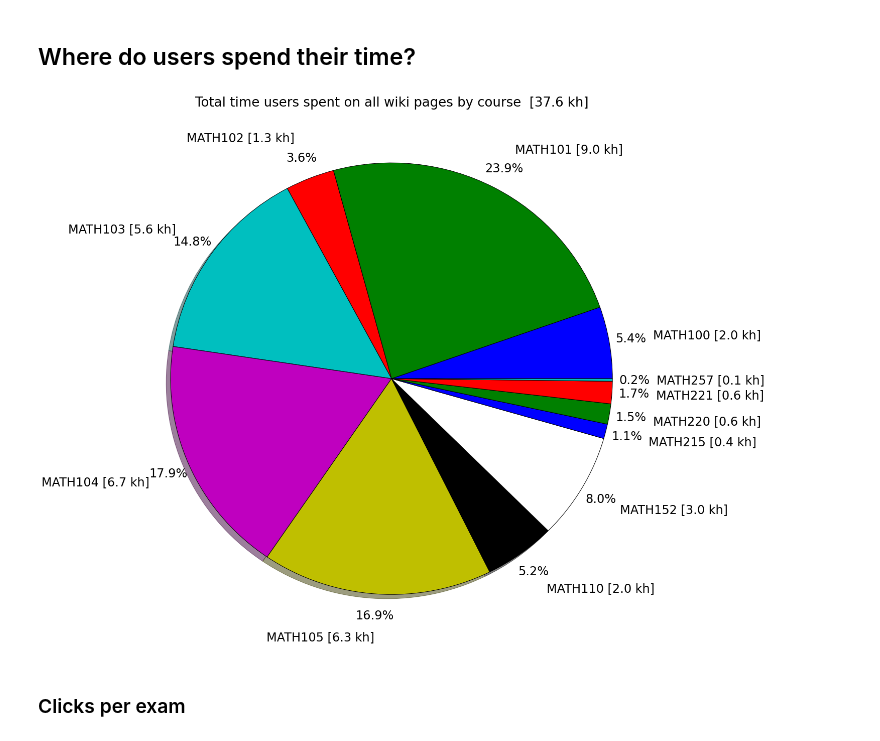
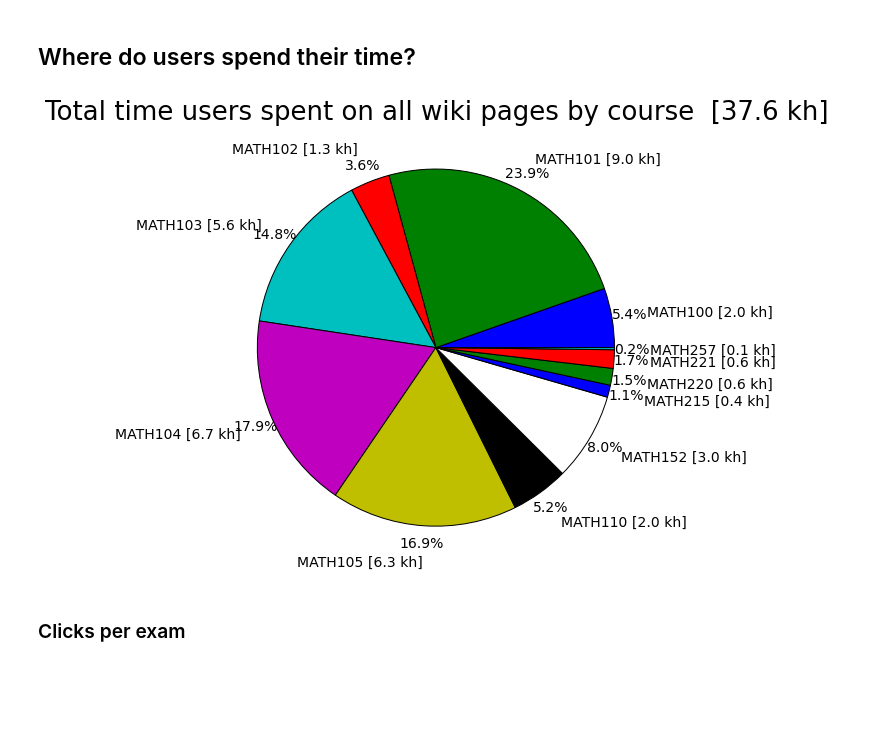
Before and after one commit to MathEducationResources/google-analytics, a Jupyter notebook: mer_py_google_analytics.ipynb, the cells around one changed output. Saved outputs shown, nothing was run; the diff lists cells and outputs as text; code cells hidden in the pictures; blank space fills up the shorter version.

```diff
--- a/mer_py_google_analytics.ipynb
+++ b/mer_py_google_analytics.ipynb
@@ -100,29 +100,29 @@ Term 2, 2013: 403923 clicks
 # %% [markdown]
 ## Where do users spend their time?
 # %%
-matplotlib.rcParams['font.size'] = 24
+matplotlib.rcParams['font.size'] = 14
 labels = []
 total_time = np.zeros(len(list_courses(dict_all)))
 for num,course in enumerate(list_courses(dict_all)):
     try:
         total_time[num] = dict_all[course]['visit_duration']
     except:
         pass
     for exam in list_exams(dict_all,course):
         try:
             total_time[num] += dict_all[course][exam]['visit_duration']
         except:
             pass
         for question in list_questions(dict_all,course,exam):
             total_time[num] += dict_all[course][exam][question]['visit_duration']
     labels.append(course + " [" + str(round(total_time[num]/60.0/60.0/1000,1)) + " kh]")
-plt.figure(figsize(16,16))
-plt.pie(total_time, labels = labels, shadow = True, autopct = '%.1f%%',pctdistance=1.1, labeldistance=1.2 )
+plt.figure(figsize(8,8))
+plt.pie(total_time, labels = labels, shadow = False, autopct = '%.1f%%',pctdistance=1.1, labeldistance=1.2 )
 plt.title('Total time users spent on all wiki pages by course ' + " [" + str(round(np.sum(total_time)/60.0/60.0/1000,1)) + " kh]",size='26')
 plt.savefig('total_time_per_course.png', bbox_inches='tight')
 plt.show()
 # %% [output]
-[figure, old version]
+[figure, new version]
 # %% [markdown]
 ### Clicks per exam
 # %% [markdown]
```
Also changed, not shown: parts of 7 cells of this notebook, 1 other file.
